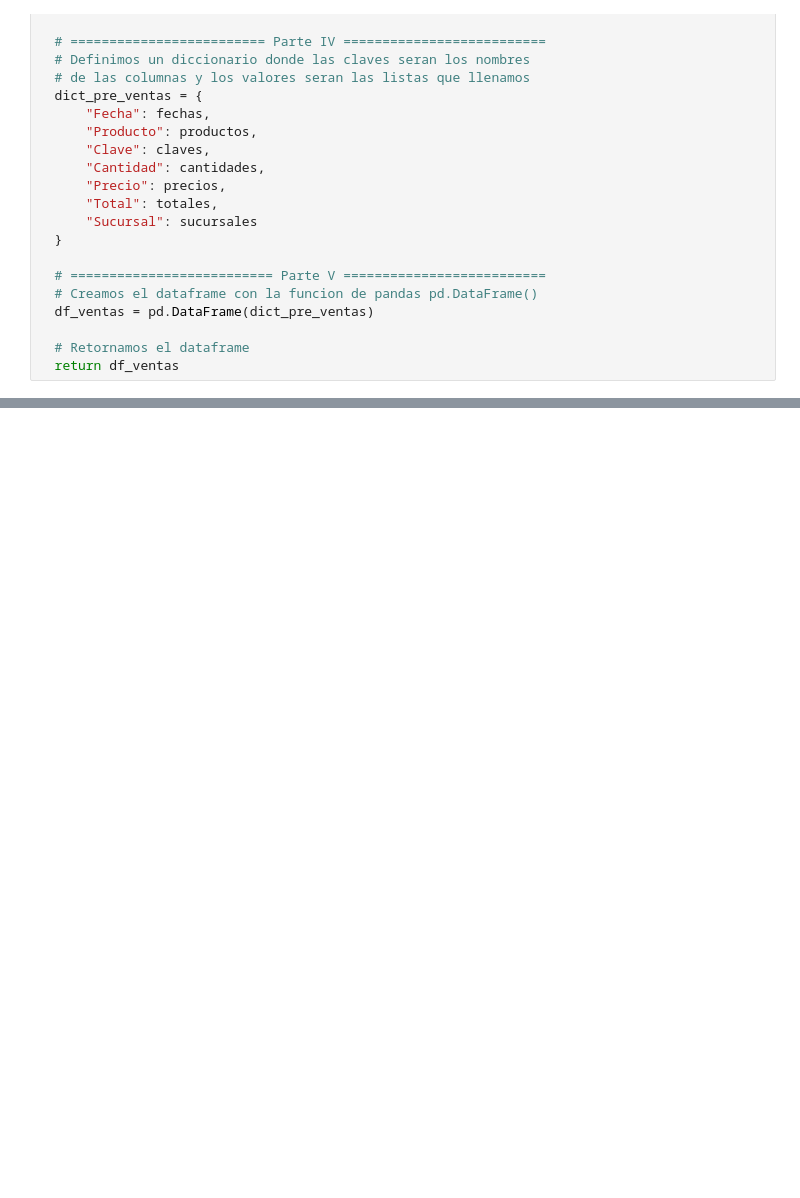
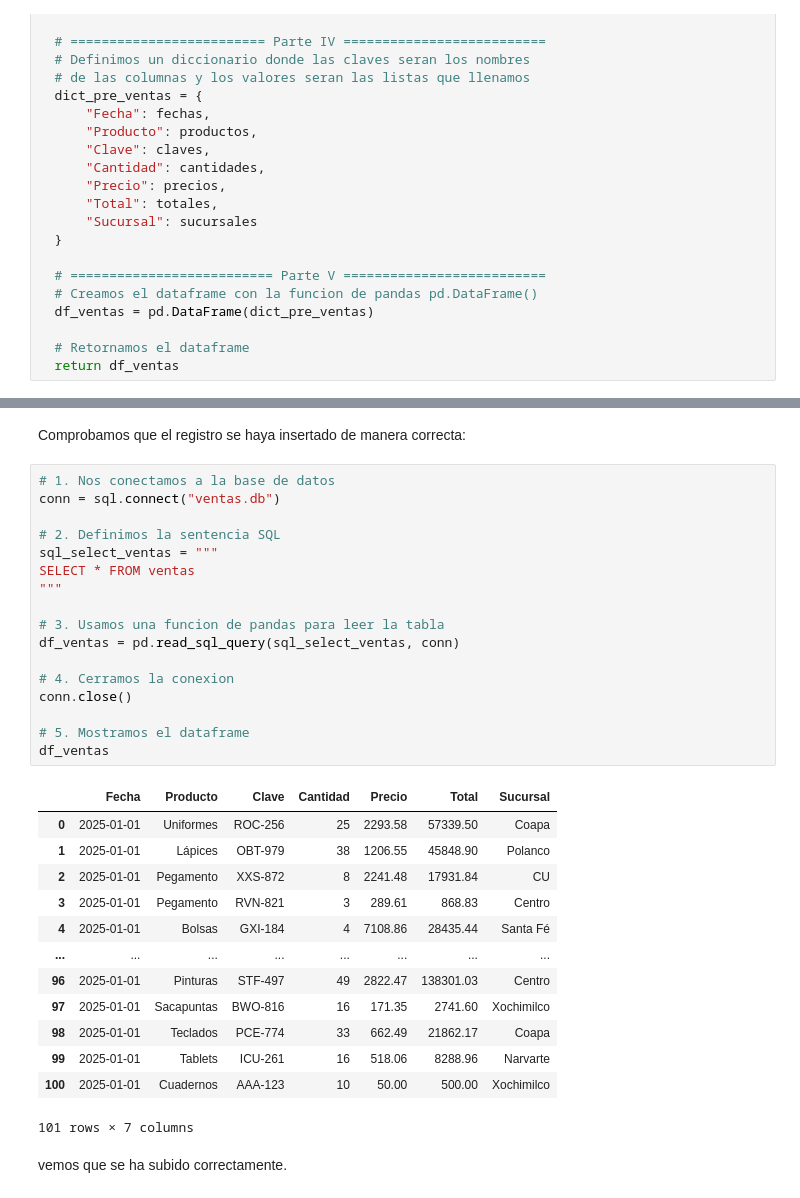
Before and after one commit to LuisApaez/ProgramacionNube, a Jupyter notebook: PyBiS_Basico_Notebooks/Clase_03.ipynb, the cells around one changed output, grey strips where cells are left out. Saved outputs shown, nothing was run; the diff lists cells and outputs as text; blank space fills up the shorter version.

```diff
--- a/PyBiS_Basico_Notebooks/Clase_03.ipynb
+++ b/PyBiS_Basico_Notebooks/Clase_03.ipynb
@@ -265,0 +468,35 @@ Con lo hecho anteriormente tenemos toda la librertad de generar info de ventas d
+# %% [markdown]
+Comprobamos que el registro se haya insertado de manera correcta:
+# %%
+# 1. Nos conectamos a la base de datos
+conn = sql.connect("ventas.db")
+
+# 2. Definimos la sentencia SQL
+sql_select_ventas = """
+SELECT * FROM ventas
+"""
+
+# 3. Usamos una funcion de pandas para leer la tabla
+df_ventas = pd.read_sql_query(sql_select_ventas, conn)
+
+# 4. Cerramos la conexion
+conn.close()
+
+# 5. Mostramos el dataframe
+df_ventas
+# %% [output]
+|  | Fecha | Producto | Clave | Cantidad | Precio | Total | Sucursal |
+| 0 | 2025-01-01 | Uniformes | ROC-256 | 25 | 2293.58 | 57339.50 | Coapa |
+| 1 | 2025-01-01 | Lápices | OBT-979 | 38 | 1206.55 | 45848.90 | Polanco |
+| 2 | 2025-01-01 | Pegamento | XXS-872 | 8 | 2241.48 | 17931.84 | CU |
+| 3 | 2025-01-01 | Pegamento | RVN-821 | 3 | 289.61 | 868.83 | Centro |
+| 4 | 2025-01-01 | Bolsas | GXI-184 | 4 | 7108.86 | 28435.44 | Santa Fé |
+| ... | ... | ... | ... | ... | ... | ... | ... |
+| 96 | 2025-01-01 | Pinturas | STF-497 | 49 | 2822.47 | 138301.03 | Centro |
+| 97 | 2025-01-01 | Sacapuntas | BWO-816 | 16 | 171.35 | 2741.60 | Xochimilco |
+| 98 | 2025-01-01 | Teclados | PCE-774 | 33 | 662.49 | 21862.17 | Coapa |
+| 99 | 2025-01-01 | Tablets | ICU-261 | 16 | 518.06 | 8288.96 | Narvarte |
+| 100 | 2025-01-01 | Cuadernos | AAA-123 | 10 | 50.00 | 500.00 | Xochimilco |
+101 rows × 7 columns
+# %% [markdown]
+vemos que se ha subido correctamente.
```
Also changed, not shown: parts of 19 cells of this notebook, 1 other file.
